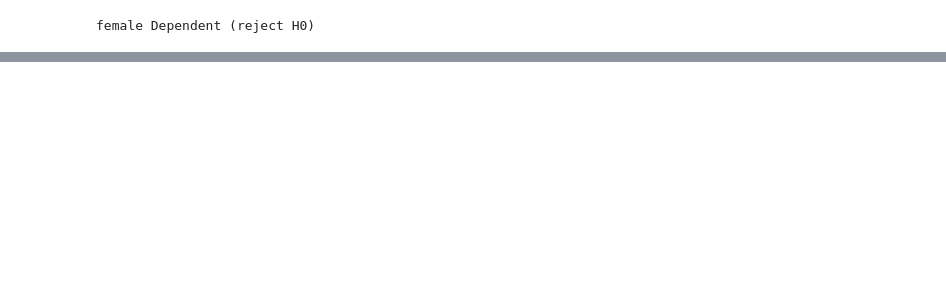
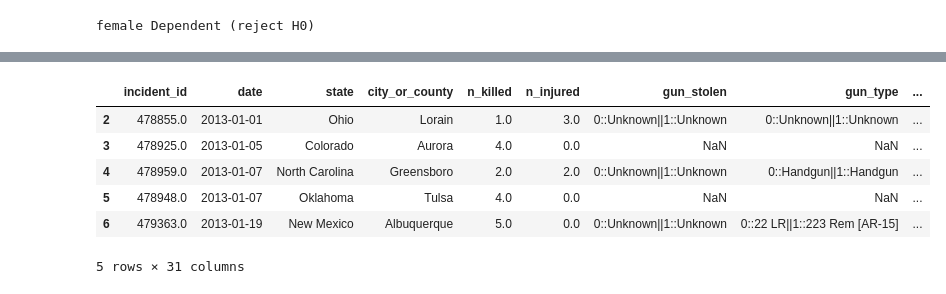
Before and after one commit to ErfanFaneian/580_final, a Jupyter notebook: gun_violance_testing.ipynb, the cells around one changed output, grey strips where cells are left out. Drawn from its saved outputs; the diff is of its cells as text; code cells hidden in the pictures; blank space fills up the shorter version.

```diff
--- a/gun_violance_testing.ipynb
+++ b/gun_violance_testing.ipynb
@@ -254,0 +302,9 @@ female Dependent (reject H0)
+# %%
+# throw out columns where the lenght of lists are not equal
+def equal_lengt(a,b,c,d):
+    if len(a) == len(b) == len(c) == len(d):
+        return 1
+    else:
+        return 0
+# %%
+df['equal'] = df.apply(lambda x: equal_lengt(x.gender_list, x.type_list, x.status_list, x.age_list), axis=1)
@@ -254,0 +315,10 @@ female Dependent (reject H0)
+# %%
+df2.head()
+# %% [output]
+|  | incident_id | date | state | city_or_county | n_killed | n_injured | gun_stolen | gun_type | ... |
+| 2 | 478855.0 | 2013-01-01 | Ohio | Lorain | 1.0 | 3.0 | 0::Unknown||1::Unknown | 0::Unknown||1::Unknown | ... |
+| 3 | 478925.0 | 2013-01-05 | Colorado | Aurora | 4.0 | 0.0 | NaN | NaN | ... |
+| 4 | 478959.0 | 2013-01-07 | North Carolina | Greensboro | 2.0 | 2.0 | 0::Unknown||1::Unknown | 0::Handgun||1::Handgun | ... |
+| 5 | 478948.0 | 2013-01-07 | Oklahoma | Tulsa | 4.0 | 0.0 | NaN | NaN | ... |
+| 6 | 479363.0 | 2013-01-19 | New Mexico | Albuquerque | 5.0 | 0.0 | 0::Unknown||1::Unknown | 0::22 LR||1::223 Rem [AR-15] | ... |
+5 rows × 31 columns
```
Also changed, not shown: parts of 33 cells of this notebook.
